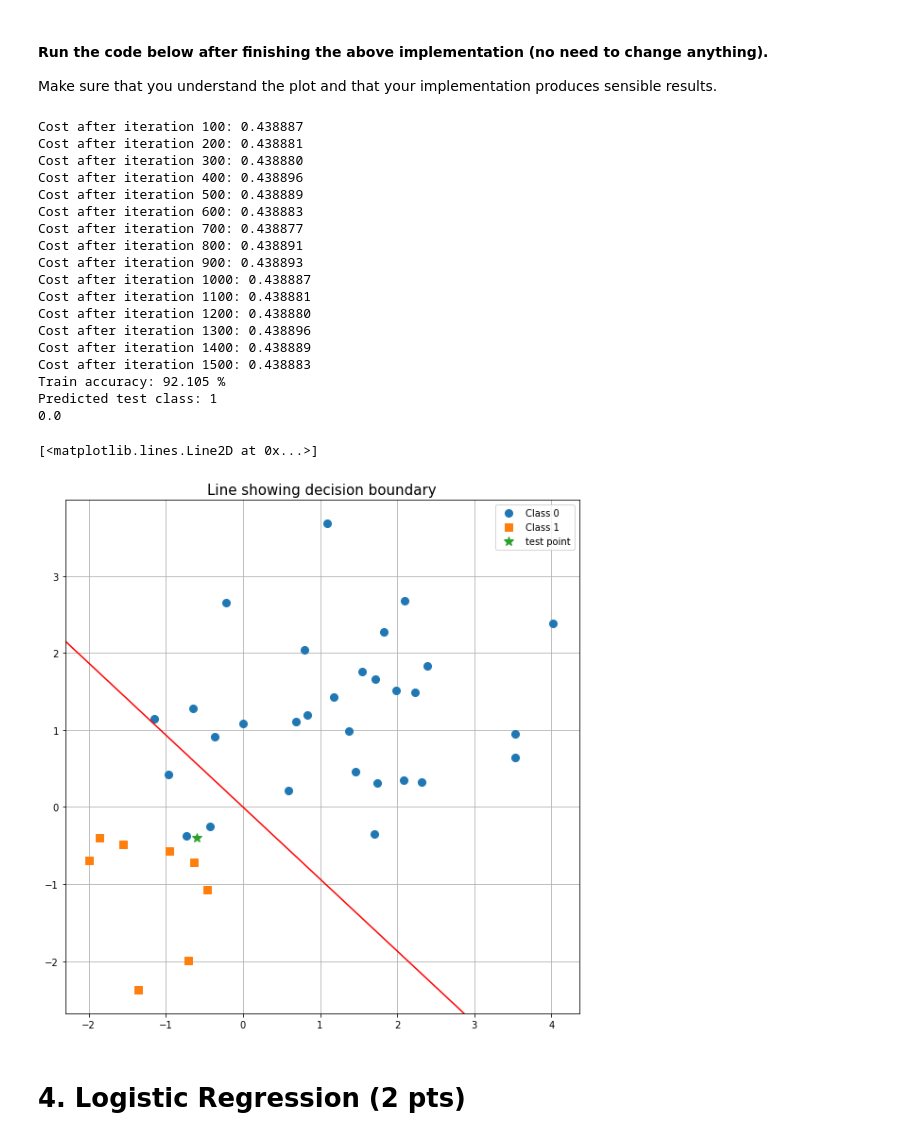
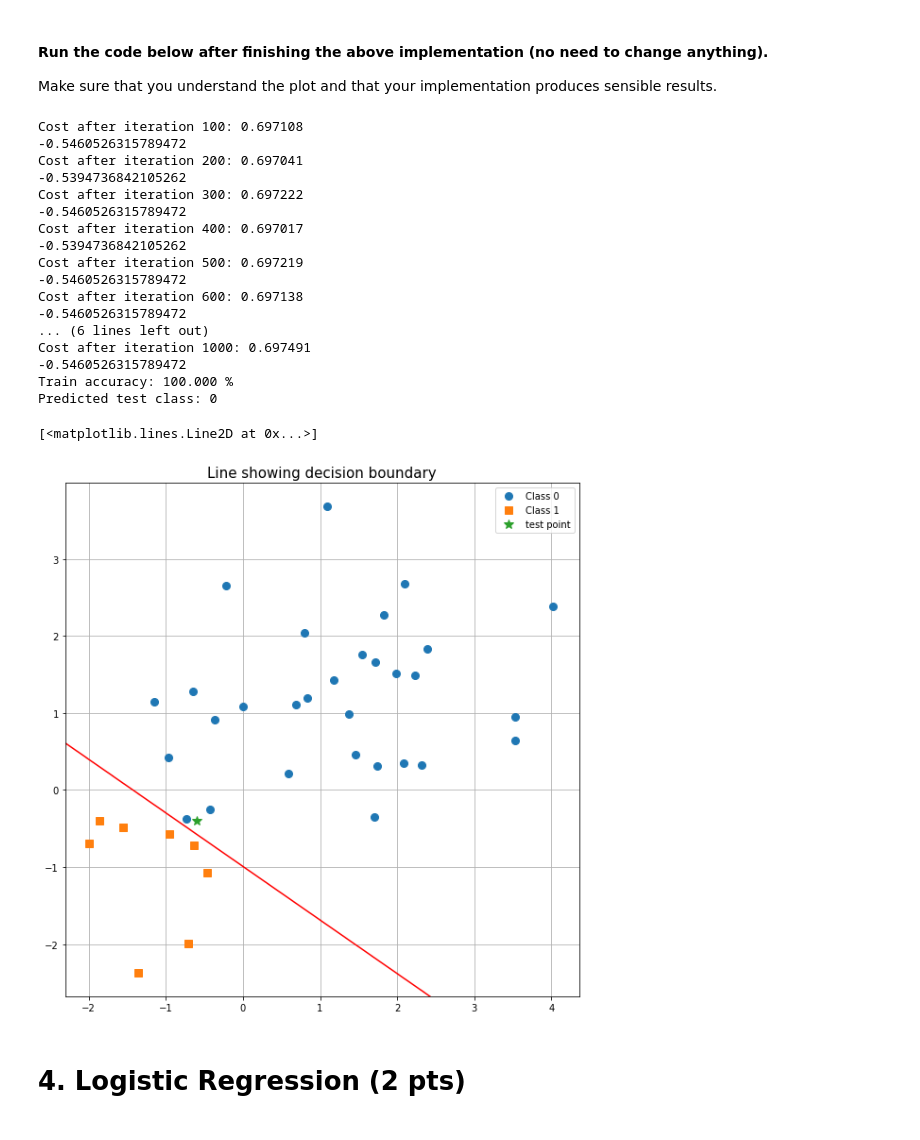
Before and after one commit to AxelEiman/AMLI, a Jupyter notebook: Hw2_2022.ipynb, the cells around one changed output. Saved outputs shown, nothing was run; the diff lists cells and outputs as text; code cells hidden in the pictures.

```diff
--- a/Hw2_2022.ipynb
+++ b/Hw2_2022.ipynb
@@ -619,12 +619,13 @@ class SVM():
 
         q_w = 0
         q_b = 0
-        cost_temp = np.zeros(n_samples)
+        cost_temp = np.zeros((n_samples, 1))
+
         for i in range(n_samples):
             cost_temp[i] =  max(0, (1-t[i]*(np.matmul(np.transpose(w), X_train[i, :]) + b)))
             if cost_temp[i]:
                 q_w += -t[i]*X_train[i, :]
-                q_b += -t[i]*b
+                q_b += -t[i]
         cost = 1/2*np.matmul(np.transpose(w), w) + C*1/n_samples*np.sum(cost_temp)
         dw = w+C*1/n_samples*q_w
         db = C*1/n_samples*q_b
@@ -667,6 +668,7 @@ class SVM():
 
             if self.print_cost and i % 100 == 0:
                 print("Cost after iteration %i: %f" %(i, cost))
+                print(b)
 
         self.parameters = {"w": w,
                            "b": b}
@@ -705,48 +707,48 @@ class SVM():
 Make sure that you understand the plot and that your implementation produces sensible results.
 # %%
 # Parameters (feel free to change)
-learning_rate = 0.05
-n_iterations = 1500
-C = 1
+learning_rate = 0.1
+n_iterations = 1000
+C = 2.5
 print_cost = True
 
 # Define and train the model
 model = SVM(learning_rate, n_iterations, C, print_cost)
 model.fit(X_train, y_train)
 
 # Predictions
 y_pred_train = model.predict(X_train)
 print("Train accuracy: %.3f %%" %(np.mean(y_pred_train == y_train)*100))
 y_pred_test = model.predict(X_test)
 print("Predicted test class: %d" %(y_pred_test))
 
 # Plot decision-boundaries
 fig, ax = plot_data(X_train, y_train, X_test, title = 'Line showing decision boundary')
 w = model.parameters['w']
 b = model.parameters['b']
 x = np.linspace(-3,3)
+
 ax.plot(x, (-b-w[0]*x)/w[1], '-r')
 # %% [output]
-Cost after iteration 100: 0.438887
-Cost after iteration 200: 0.438881
-Cost after iteration 300: 0.438880
-Cost after iteration 400: 0.438896
-Cost after iteration 500: 0.438889
-Cost after iteration 600: 0.438883
-Cost after iteration 700: 0.438877
-Cost after iteration 800: 0.438891
-Cost after iteration 900: 0.438893
-Cost after iteration 1000: 0.438887
-Cost after iteration 1100: 0.438881
-Cost after iteration 1200: 0.438880
-Cost after iteration 1300: 0.438896
-Cost after iteration 1400: 0.438889
-Cost after iteration 1500: 0.438883
-Train accuracy: 92.105 %
-Predicted test class: 1
-0.0
+Cost after iteration 100: 0.697108
+-0.5460526315789472
+Cost after iteration 200: 0.697041
+-0.5394736842105262
+Cost after iteration 300: 0.697222
+-0.5460526315789472
+Cost after iteration 400: 0.697017
+-0.5394736842105262
+Cost after iteration 500: 0.697219
+-0.5460526315789472
+Cost after iteration 600: 0.697138
+-0.5460526315789472
+... (6 lines left out)
+Cost after iteration 1000: 0.697491
+-0.5460526315789472
+Train accuracy: 100.000 %
+Predicted test class: 0
 [<matplotlib.lines.Line2D at 0x...>]
-[figure, old version]
+[figure, new version]
 # %% [markdown]
 # 4. Logistic Regression (2 pts)
 # %% [markdown]
```
Also changed, not shown: parts of 7 cells of this notebook.
